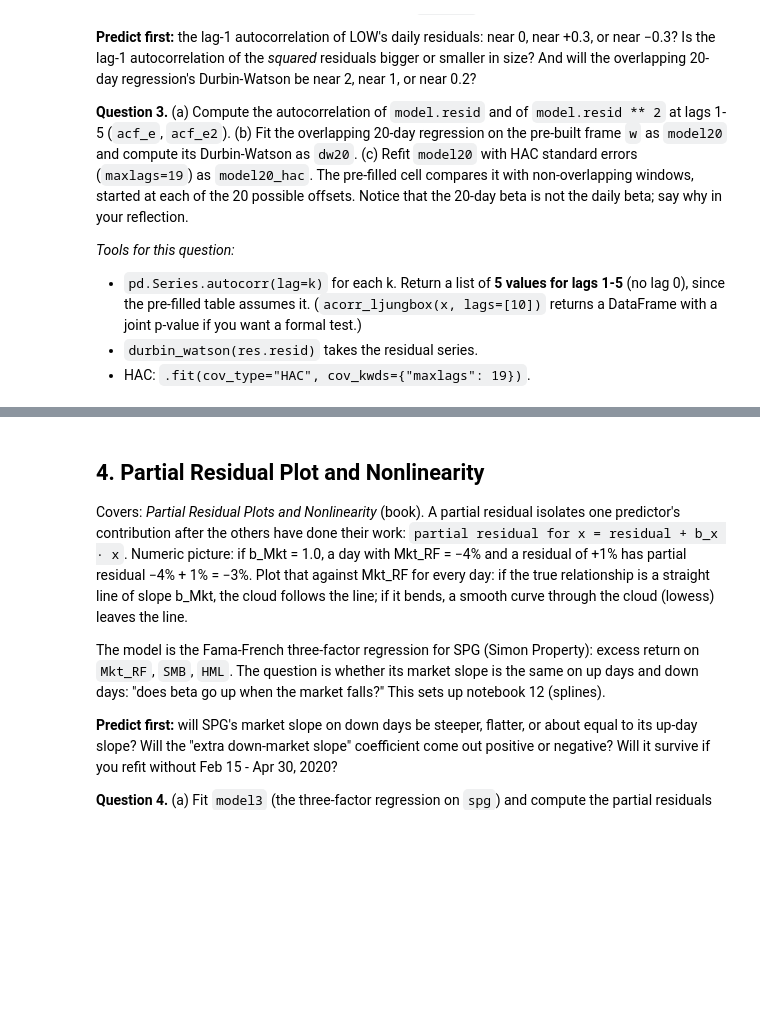
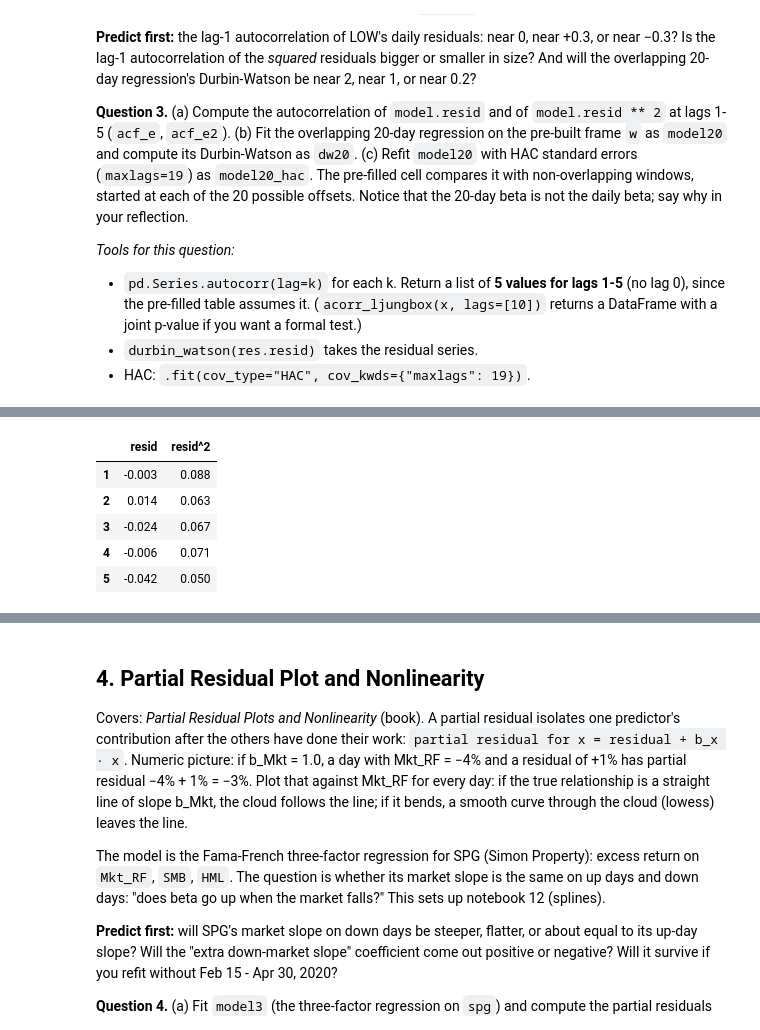
Before and after one commit to BaoLe040507/understand_ml_stats, a Jupyter notebook: Textbooks/practical_stats_for_ds/notebooks/ch04_regression/11_regression-diagnostics.ipynb, the cells around one changed output, grey strips where cells are left out. Drawn from its saved outputs; the diff is of its cells as text; code cells hidden in the pictures; blank space fills up the shorter version.

```diff
--- a/Textbooks/practical_stats_for_ds/notebooks/ch04_regression/11_regression-diagnostics.ipynb
+++ b/Textbooks/practical_stats_for_ds/notebooks/ch04_regression/11_regression-diagnostics.ipynb
@@ -50,2 +62,3 @@ _Prediction (one line, before running anything):_
 # %%
-model = ...  # OLS of LOW's excess return y on Mkt_RF
+model = smf.ols("y ~ Mkt_RF", data = low).fit()  # OLS of LOW's excess return y on Mkt_RF
+model.params
@@ -136,7 +221,17 @@ _Prediction (one line, before running anything):_
 # %%
-acf_e = ...   # lags 1-5 autocorrelations of the daily residuals
-acf_e2 = ...  # lags 1-5 autocorrelations of the squared daily residuals
+
+acf_e = [model.resid.autocorr(lag=k) for k in range(1, 6)]   # lags 1-5 autocorrelations of the daily residuals
+
+squared_resid = (model.resid**2)
+acf_e2 = [squared_resid.autocorr(lag=k) for k in range(1, 6)]  # lags 1-5 autocorrelations of the squared daily residuals
 pd.DataFrame({"resid": np.asarray(acf_e), "resid^2": np.asarray(acf_e2)}, index=range(1, 6)).round(3)
+# %% [output]
+|  | resid | resid^2 |
+| 1 | -0.003 | 0.088 |
+| 2 | 0.014 | 0.063 |
+| 3 | -0.024 | 0.067 |
+| 4 | -0.006 | 0.071 |
+| 5 | -0.042 | 0.050 |
 # %%
 # pre-filled: 20-day windows built from a rolling SUM of daily excess returns
 # (an approximation to compounding that is fine at this scale). Consecutive rows overlap by 19 days.
```
Also changed, not shown: parts of 31 cells of this notebook.
